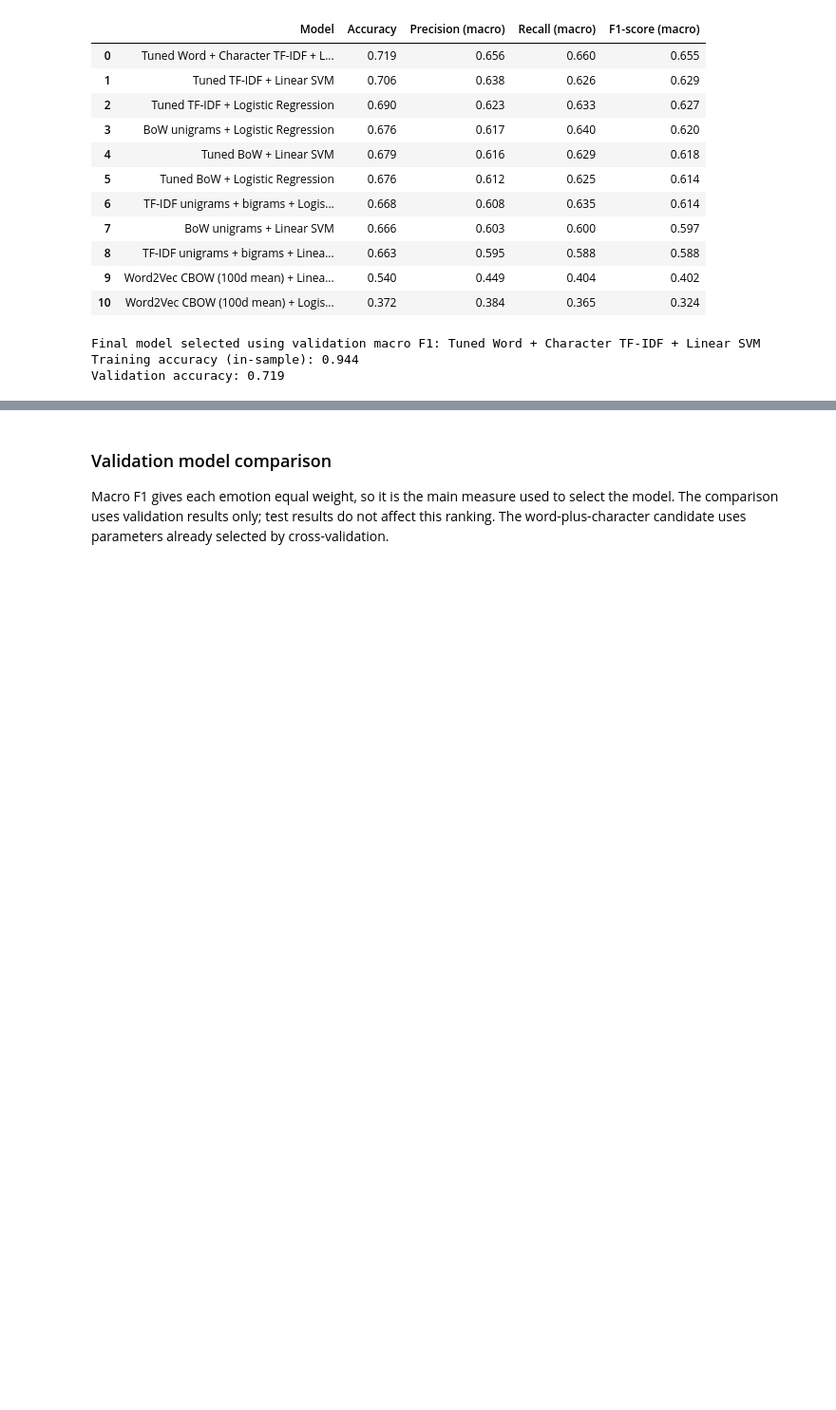
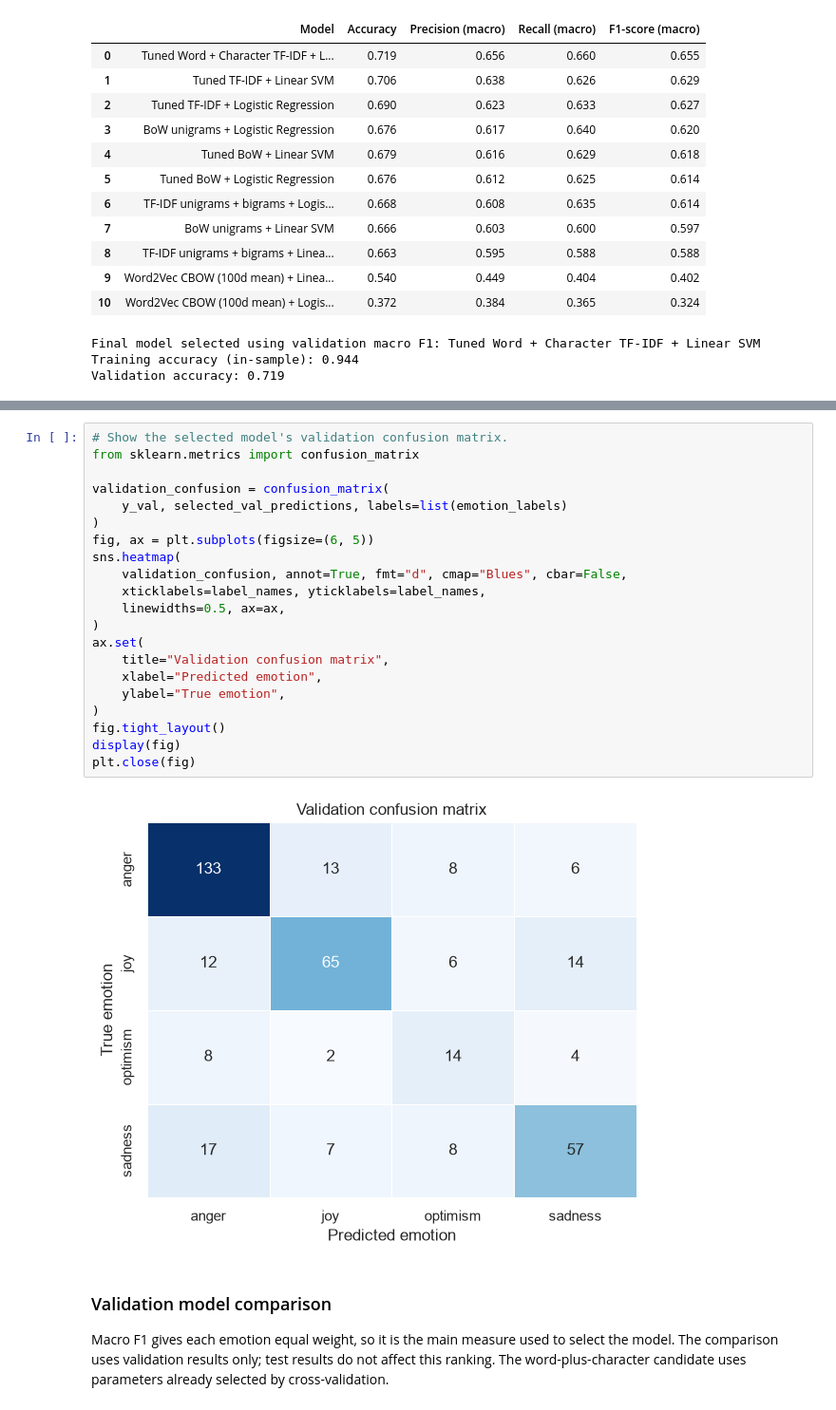
Before and after one commit to Panhawornd/NLP-Project, a Jupyter notebook: TED-NLP.ipynb, the cells around one changed output, grey strips where cells are left out. Shown at 95% size. Saved outputs shown, nothing was run; the diff lists cells and outputs as text; blank space fills up the shorter version.

```diff
--- a/TED-NLP.ipynb
+++ b/TED-NLP.ipynb
@@ -1209,3 +1254,26 @@ Validation accuracy: 0.719
+# %%
+# Show the selected model's validation confusion matrix.
+from sklearn.metrics import confusion_matrix
+
+validation_confusion = confusion_matrix(
+    y_val, selected_val_predictions, labels=list(emotion_labels)
+)
+fig, ax = plt.subplots(figsize=(6, 5))
+sns.heatmap(
+    validation_confusion, annot=True, fmt="d", cmap="Blues", cbar=False,
+    xticklabels=label_names, yticklabels=label_names,
+    linewidths=0.5, ax=ax,
+)
+ax.set(
+    title="Validation confusion matrix",
+    xlabel="Predicted emotion",
+    ylabel="True emotion",
+)
+fig.tight_layout()
+display(fig)
+plt.close(fig)
+# %% [output]
+[figure, added]
 # %% [markdown]
 ### Validation model comparison
 
```
Also changed, not shown: parts of 5 cells of this notebook.
